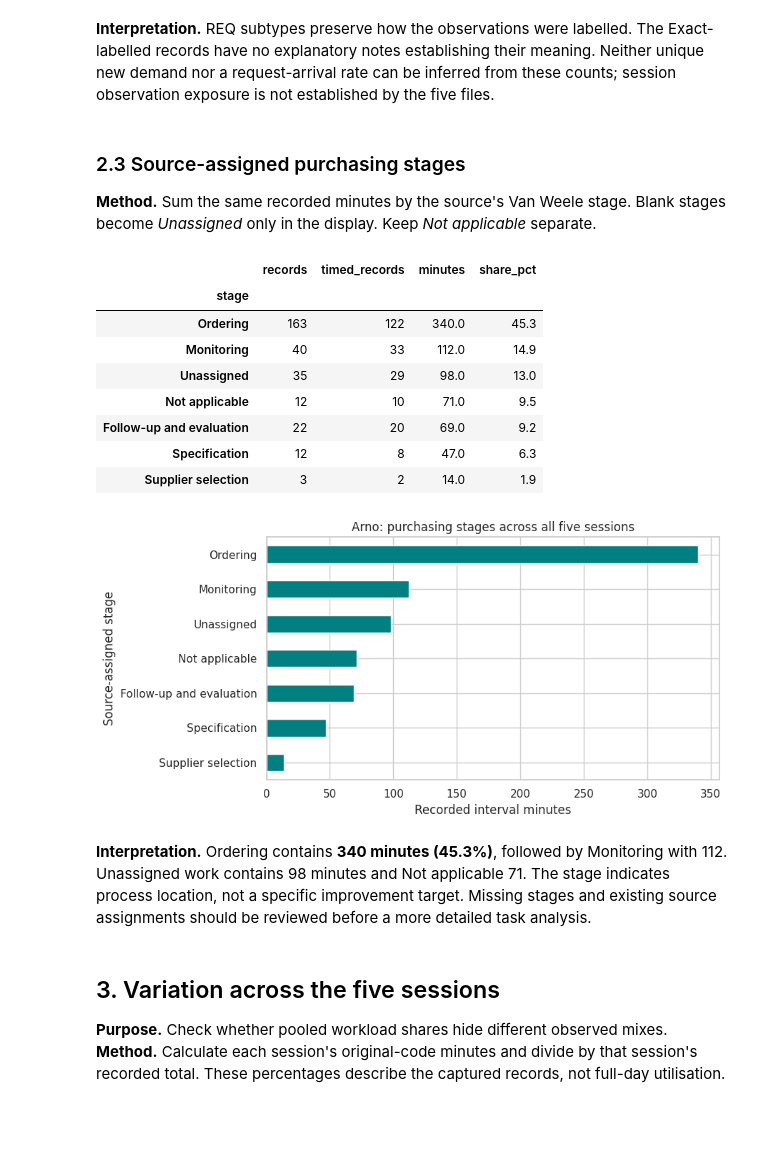
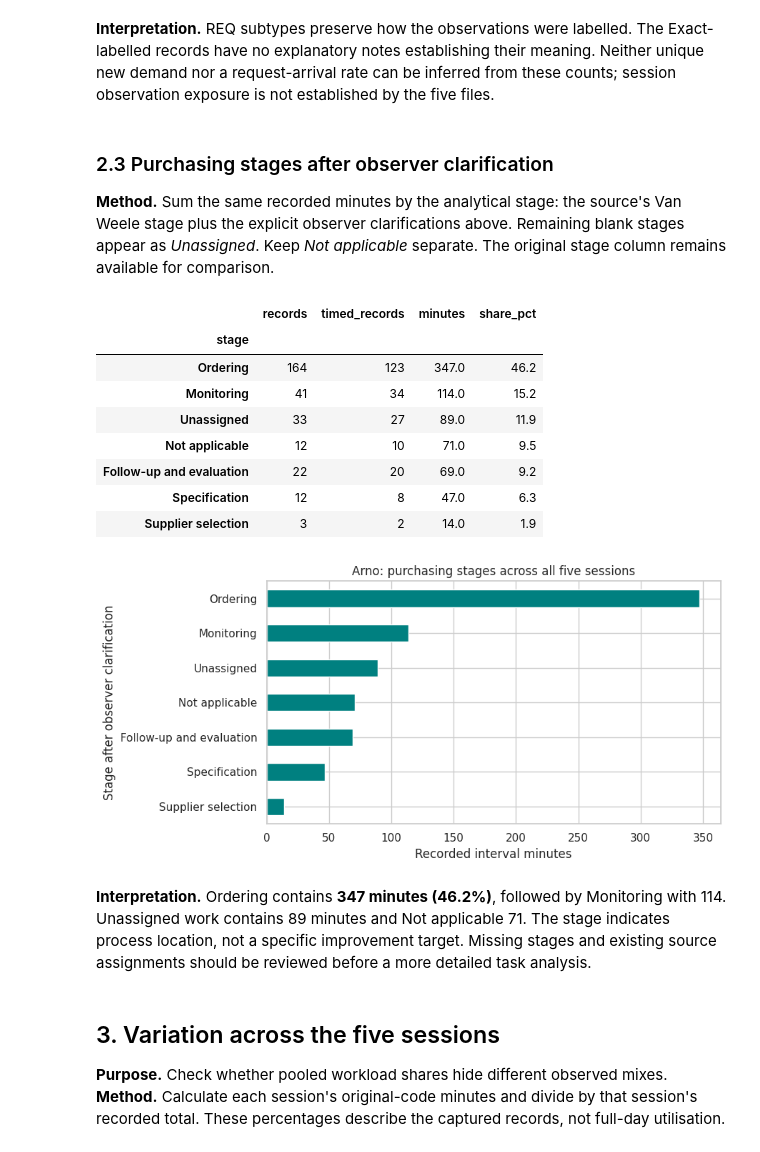
Before and after one commit to Luuuuuig/Bachelor-End-Project, a Jupyter notebook: Arno_Analysis_2026_10_02.ipynb, the cells around one changed output. Drawn from its saved outputs; the diff is of its cells as text; code cells hidden in the pictures; blank space fills up the shorter version.

```diff
--- a/Arno_Analysis_2026_10_02.ipynb
+++ b/Arno_Analysis_2026_10_02.ipynb
@@ -116,0 +125,26 @@ assert observations["minutes"].sum() == 751
+# %%
+observations["stage"] = observations["Van Weele stage"].replace({
+    "": "Unassigned", "/": "Unassigned", "—": "Unassigned"})
+observations["observer_clarification"] = ""
+
+blank_check = observations["Activity"].str.upper().eq("CHECK")
+blank_check = blank_check & observations["Note"].str.strip().isin(["", "/", "—"])
+observations.loc[blank_check, "stage"] = "Monitoring"
+observations.loc[blank_check, "observer_clarification"] = (
+    "Standard post-order check; clarified by Yijie on 12 October 2026.")
+
+case_date = pd.to_datetime(observations["date"]).eq(pd.Timestamp("2026-09-23"))
+obs15 = case_date & observations["Case"].eq("OBS-15")
+walk = obs15 & observations["source_row"].eq(47)
+clarification = obs15 & observations["source_row"].eq(48)
+observations.loc[clarification, "stage"] = "Ordering"
+observations.loc[walk, "observer_clarification"] = (
+    "Walk to Emiel to obtain PO information; clarified by Yijie on 12 October 2026.")
+observations.loc[clarification, "observer_clarification"] = (
+    "Ordinary PO clarification after the walk to Emiel; clarified by Yijie on 12 October 2026.")
+
+review_columns = ["date", "source_row", "Activity", "minutes", "Van Weele stage", "stage"]
+reviewed = observations["observer_clarification"].ne("")
+display(observations.loc[reviewed, review_columns])
+with pd.option_context("display.max_colwidth", None):
+    display(observations.loc[reviewed, ["date", "source_row", "Note", "observer_clarification"]])
@@ -264,9 +313,9 @@ display(request_by_day)
 # %% [markdown]
 **Interpretation.** REQ subtypes preserve how the observations were labelled. The Exact-labelled records have no explanatory notes establishing their meaning. Neither unique new demand nor a request-arrival rate can be inferred from these counts; session observation exposure is not established by the five files.
 # %% [markdown]
-### 2.3 Source-assigned purchasing stages
+### 2.3 Purchasing stages after observer clarification
 
-**Method.** Sum the same recorded minutes by the source's Van Weele stage. Blank stages become *Unassigned* only in the display. Keep *Not applicable* separate.
+**Method.** Sum the same recorded minutes by the analytical stage: the source's Van Weele stage plus the explicit observer clarifications above. Remaining blank stages appear as *Unassigned*. Keep *Not applicable* separate. The original stage column remains available for comparison.
 # %%
 stage_summary = observations.groupby("stage").agg(
     records=("Case", "size"), timed_records=("minutes", "count"),
@@ -277,23 +326,23 @@ display(stage_summary.round(1))
 # %% [output]
 |  | records | timed_records | minutes | share_pct |
 | stage |  |  |  |  |
-| Ordering | 163 | 122 | 340.0 | 45.3 |
-| Monitoring | 40 | 33 | 112.0 | 14.9 |
-| Unassigned | 35 | 29 | 98.0 | 13.0 |
+| Ordering | 164 | 123 | 347.0 | 46.2 |
+| Monitoring | 41 | 34 | 114.0 | 15.2 |
+| Unassigned | 33 | 27 | 89.0 | 11.9 |
 | Not applicable | 12 | 10 | 71.0 | 9.5 |
 | Follow-up and evaluation | 22 | 20 | 69.0 | 9.2 |
 | Specification | 12 | 8 | 47.0 | 6.3 |
 | Supplier selection | 3 | 2 | 14.0 | 1.9 |
 # %%
 ax = stage_summary["minutes"].sort_values().plot.barh(color="teal", figsize=(9, 4.5))
-ax.set(xlabel="Recorded interval minutes", ylabel="Source-assigned stage",
+ax.set(xlabel="Recorded interval minutes", ylabel="Stage after observer clarification",
        title="Arno: purchasing stages across all five sessions")
 plt.tight_layout()
 plt.show()
 # %% [output]
-[figure, old version]
+[figure, new version]
 # %% [markdown]
-**Interpretation.** Ordering contains **340 minutes (45.3%)**, followed by Monitoring with 112. Unassigned work contains 98 minutes and Not applicable 71. The stage indicates process location, not a specific improvement target. Missing stages and existing source assignments should be reviewed before a more detailed task analysis.
+**Interpretation.** Ordering contains **347 minutes (46.2%)**, followed by Monitoring with 114. Unassigned work contains 89 minutes and Not applicable 71. The stage indicates process location, not a specific improvement target. Missing stages and existing source assignments should be reviewed before a more detailed task analysis.
 # %% [markdown]
 ## 3. Variation across the five sessions
 
```
Also changed, not shown: parts of 9 cells of this notebook, 1 other file.
